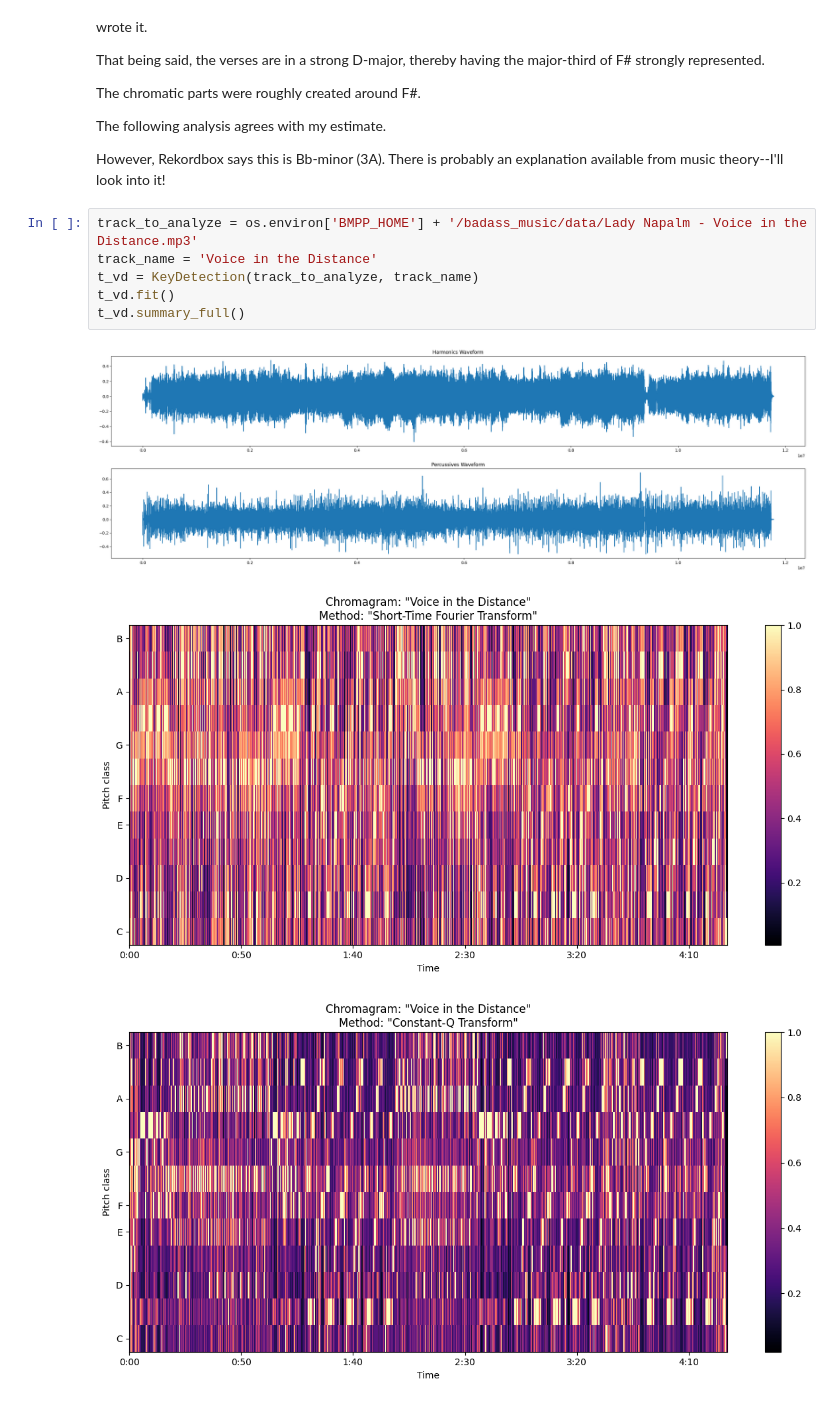
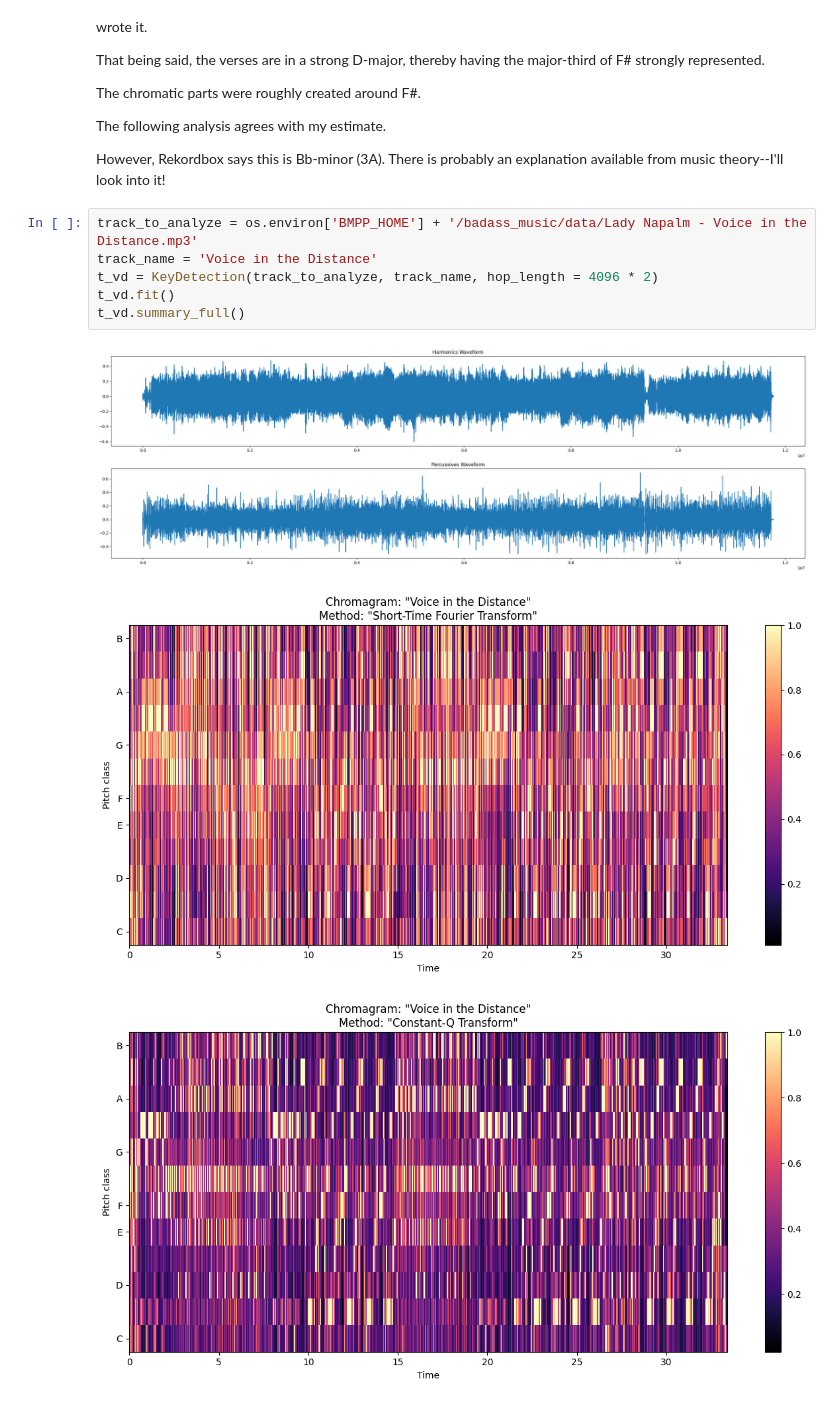
Before and after one commit to badassdatascience/music-production-and-performance, a Jupyter notebook: badass_music/features/key_detection.ipynb, the cells around one changed output. Saved outputs shown, nothing was run; the diff lists cells and outputs as text.

```diff
--- a/badass_music/features/key_detection.ipynb
+++ b/badass_music/features/key_detection.ipynb
@@ -121,10 +121,10 @@ However, Rekordbox says this is Bb-minor (3A). There is probably an explanation
 # %%
 track_to_analyze = os.environ['BMPP_HOME'] + '/badass_music/data/Lady Napalm - Voice in the Distance.mp3'
 track_name = 'Voice in the Distance'
-t_vd = KeyDetection(track_to_analyze, track_name)
+t_vd = KeyDetection(track_to_analyze, track_name, hop_length = 4096 * 2)
 t_vd.fit()
 t_vd.summary_full()
 # %% [output]
 [figure]
-[figure, old version]
+[figure, new version]
-[figure, old version]
+[figure, new version]
```
Also changed, not shown: parts of 4 cells of this notebook.
